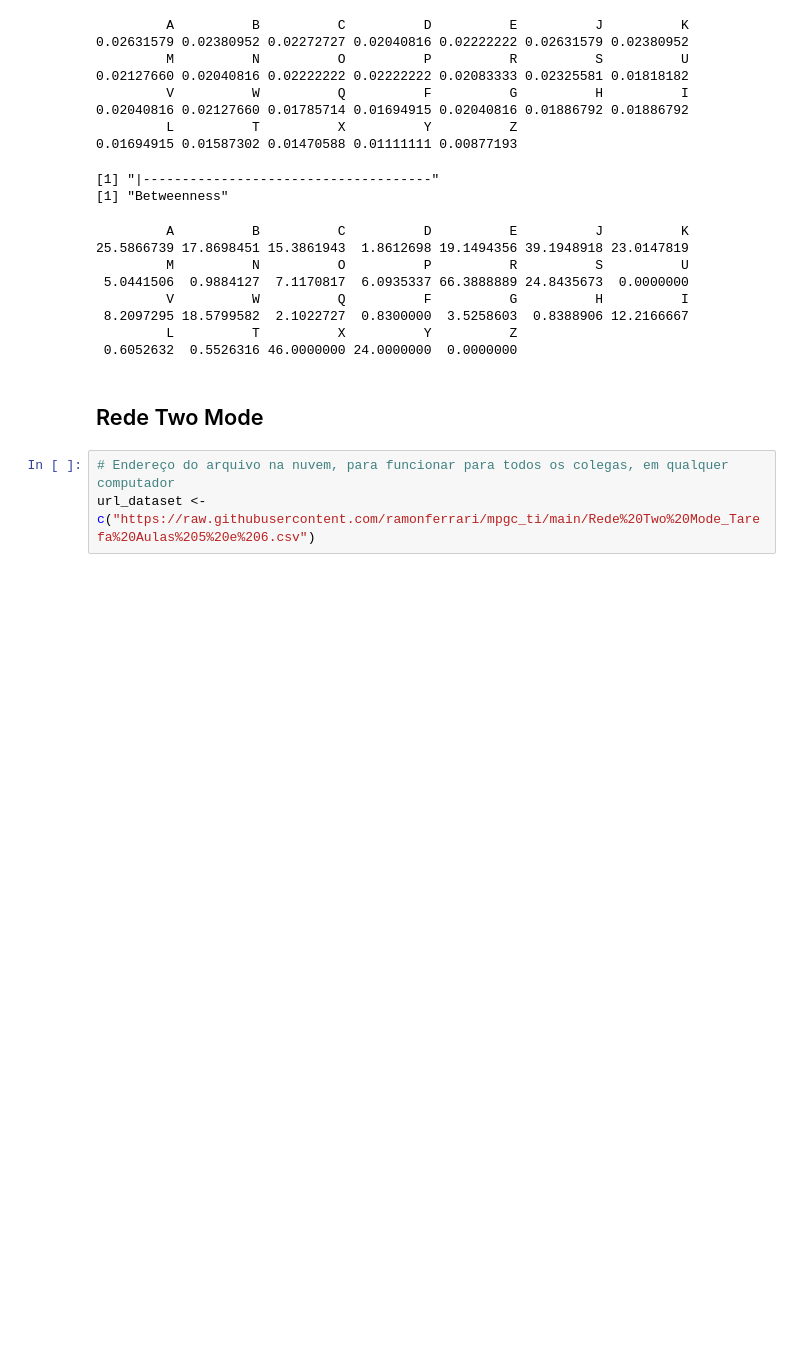
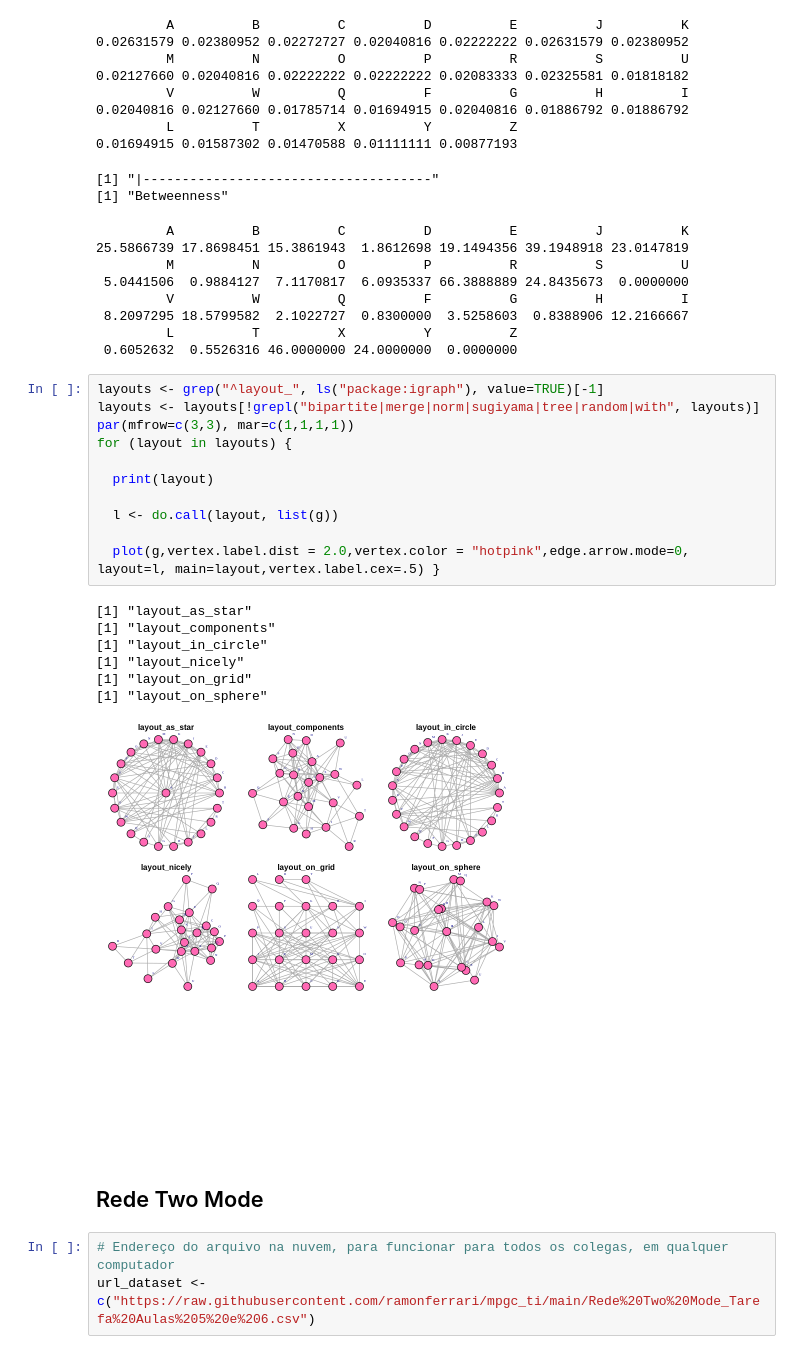
Before and after one commit to ramonferrari/mpgc_ti, a Jupyter notebook: BDADS_2S2023_Tarefa_Aulas_5_e_6.ipynb, the cells around one changed output. Saved outputs shown, nothing was run; the diff lists cells and outputs as text; blank space fills up the shorter version.

```diff
--- a/BDADS_2S2023_Tarefa_Aulas_5_e_6.ipynb
+++ b/BDADS_2S2023_Tarefa_Aulas_5_e_6.ipynb
@@ -555,6 +555,25 @@ betweenness(g2)
  8.2097295 18.5799582  2.1022727  0.8300000  3.5258603  0.8388906 12.2166667
          L          T          X          Y          Z
  0.6052632  0.5526316 46.0000000 24.0000000  0.0000000
+# %%
+layouts <- grep("^layout_", ls("package:igraph"), value=TRUE)[-1]
+layouts <- layouts[!grepl("bipartite|merge|norm|sugiyama|tree|random|with", layouts)]
+par(mfrow=c(3,3), mar=c(1,1,1,1))
+for (layout in layouts) {
+
+  print(layout)
+
+  l <- do.call(layout, list(g))
+
+  plot(g,vertex.label.dist = 2.0,vertex.color = "hotpink",edge.arrow.mode=0, layout=l, main=layout,vertex.label.cex=.5) }
+# %% [output]
+[1] "layout_as_star"
+[1] "layout_components"
+[1] "layout_in_circle"
+[1] "layout_nicely"
+[1] "layout_on_grid"
+[1] "layout_on_sphere"
+[figure, added]
 # %% [markdown]
 ## Rede Two Mode
 # %%
```
Also changed, not shown: parts of 10 cells of this notebook.
